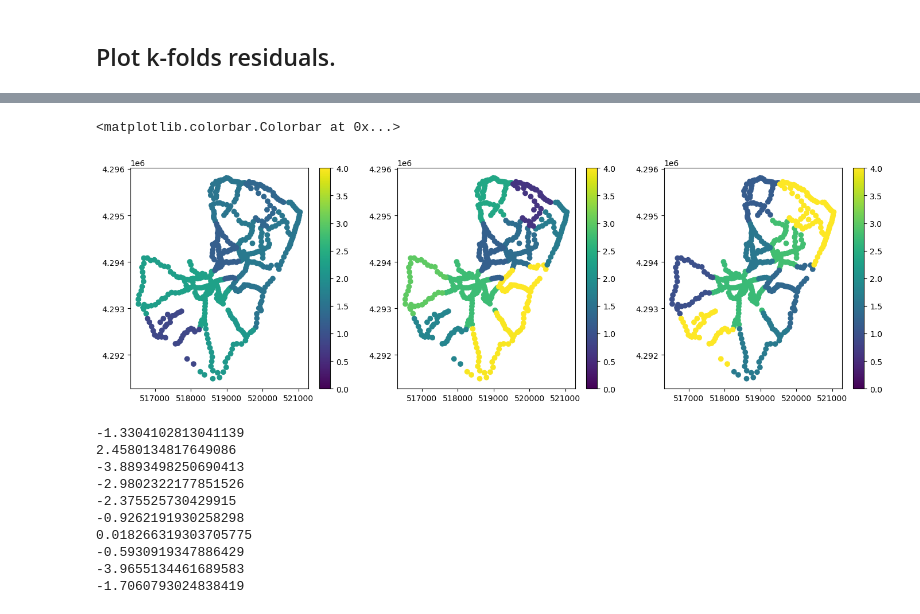
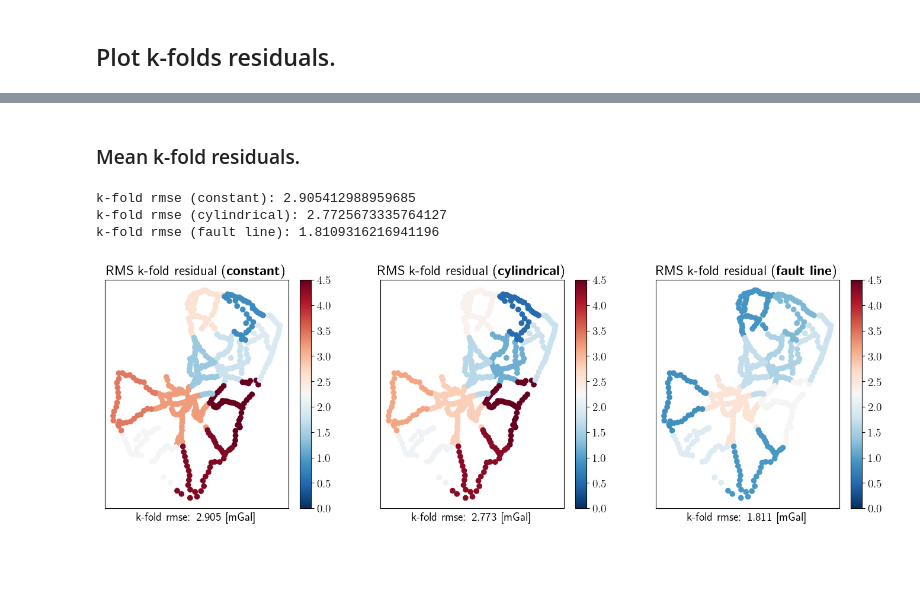
Before and after one commit to CedricTravelletti/VolcapyProd, a Jupyter notebook: reporting/universal_kriging/plotting/plot_training_niklas_data.ipynb, the cells around one changed output, grey strips where cells are left out. Drawn from its saved outputs; the diff is of its cells as text; code cells hidden in the pictures; blank space fills up the shorter version.

```diff
--- a/reporting/universal_kriging/plotting/plot_training_niklas_data.ipynb
+++ b/reporting/universal_kriging/plotting/plot_training_niklas_data.ipynb
@@ -198,3 +298,10 @@ residuals_kfolds_cst = np.load(os.path.join(results_folder, "residuals_kfolds_cs
 residuals_kfolds_N41 = np.load(os.path.join(results_folder, "residuals_kfolds_N41.npy"), allow_pickle=True)
 
 folds_inds = np.load(os.path.join(results_folder, "folds_inds.pkl"), allow_pickle=True)
+# %%
+# Plot bare folds domain.
+for i, fold in enumerate(folds_inds):
+    plt.scatter(data_coords[fold, 0], data_coords[fold, 1])
+plt.yticks([])
+plt.xticks([])
+plt.savefig("fold_domains", bbox_inches='tight', dpi=200)
@@ -201,33 +310,45 @@ folds_inds = np.load(os.path.join(results_folder, "folds_inds.pkl"), allow_pickl
+# %% [markdown]
+### Mean k-fold residuals.
+# %%
+flat_cst = [item for sublist in residuals_kfolds_cst for item in sublist]
+print("k-fold rmse (constant): {}".format(np.sqrt(np.mean(np.array(flat_cst)**2))))
+flat_cyl = [item for sublist in residuals_kfolds_cyl for item in sublist]
+print("k-fold rmse (cylindrical): {}".format(np.sqrt(np.mean(np.array(flat_cyl)**2))))
+flat_N41 = [item for sublist in residuals_kfolds_N41 for item in sublist]
+print("k-fold rmse (fault line): {}".format(np.sqrt(np.mean(np.array(flat_N41)**2))))
+# %% [output]
+k-fold rmse (constant): 2.905412988959685
+k-fold rmse (cylindrical): 2.7725673335764127
+k-fold rmse (fault line): 1.8109316216941196
 # %%
 plt.figure(figsize=(17, 5))
 plt.subplot(131)
 for i, fold in enumerate(folds_inds):
-    plt.scatter(data_coords[fold, 0], data_coords[fold, 1], c=np.repeat(np.mean(np.abs(residuals_kfolds_cyl[i])), len(fold)), vmin=0, vmax=4)
+    plt.scatter(data_coords[fold, 0], data_coords[fold, 1], c=np.repeat(np.sqrt(np.mean(residuals_kfolds_cst[i]**2)), len(fold)), vmin=0, vmax=4.5, cmap='RdBu_r')
 plt.colorbar()
+plt.title(r"RMS k-fold residual ($\textbf{constant}$)")
+plt.xlabel("k-fold rmse: {:.3f} [mGal]".format(np.sqrt(np.mean(np.array(flat_cst)**2))))
+plt.yticks([])
+plt.xticks([])
 
 plt.subplot(132)
 for i, fold in enumerate(folds_inds):
-    plt.scatter(data_coords[fold, 0], data_coords[fold, 1], c=np.repeat(np.mean(np.abs(residuals_kfolds_cst[i])), len(fold)), vmin=0, vmax=4)
+    plt.scatter(data_coords[fold, 0], data_coords[fold, 1], c=np.repeat(np.sqrt(np.mean(residuals_kfolds_cyl[i]**2)), len(fold)), vmin=0, vmax=4.5, cmap='RdBu_r')
 plt.colorbar()
+plt.title(r"RMS k-fold residual ($\textbf{cylindrical}$)")
+plt.yticks([])
+plt.xticks([])
+plt.xlabel("k-fold rmse: {:.3f} [mGal]".format(np.sqrt(np.mean(np.array(flat_cyl)**2))))
+
 
 plt.subplot(133)
 for i, fold in enumerate(folds_inds):
-    plt.scatter(data_coords[fold, 0], data_coords[fold, 1], c=np.repeat(np.mean(np.abs(residuals_kfolds_N41[i])), len(fold)), vmin=0, vmax=4)
+    plt.scatter(data_coords[fold, 0], data_coords[fold, 1], c=np.repeat(np.sqrt(np.mean(residuals_kfolds_N41[i]**2)), len(fold)), vmin=0, vmax=4.5, cmap='RdBu_r')
 plt.colorbar()
+plt.title(r"RMS k-fold residual ($\textbf{fault line}$)")
+plt.yticks([])
+plt.xticks([])
+plt.xlabel("k-fold rmse: {:.3f} [mGal]".format(np.sqrt(np.mean(np.array(flat_N41)**2))))
+plt.savefig("kfold_residuals", bbox_inches='tight', dpi=200)
 # %% [output]
-<matplotlib.colorbar.Colorbar at 0x...>
-[figure, old version]
+[figure, new version]
-# %%
-for residual in residuals_kfolds_cst:
-    print(np.mean(residual))
-# %% [output]
--1.3304102813041139
-2.4580134817649086
--3.8893498250690413
--2.9802322177851526
--2.375525730429915
--0.9262191930258298
-0.018266319303705775
--0.5930919347886429
--3.9655134461689583
--1.7060793024838419
```
Also changed, not shown: parts of 19 cells of this notebook, 2 other files.
